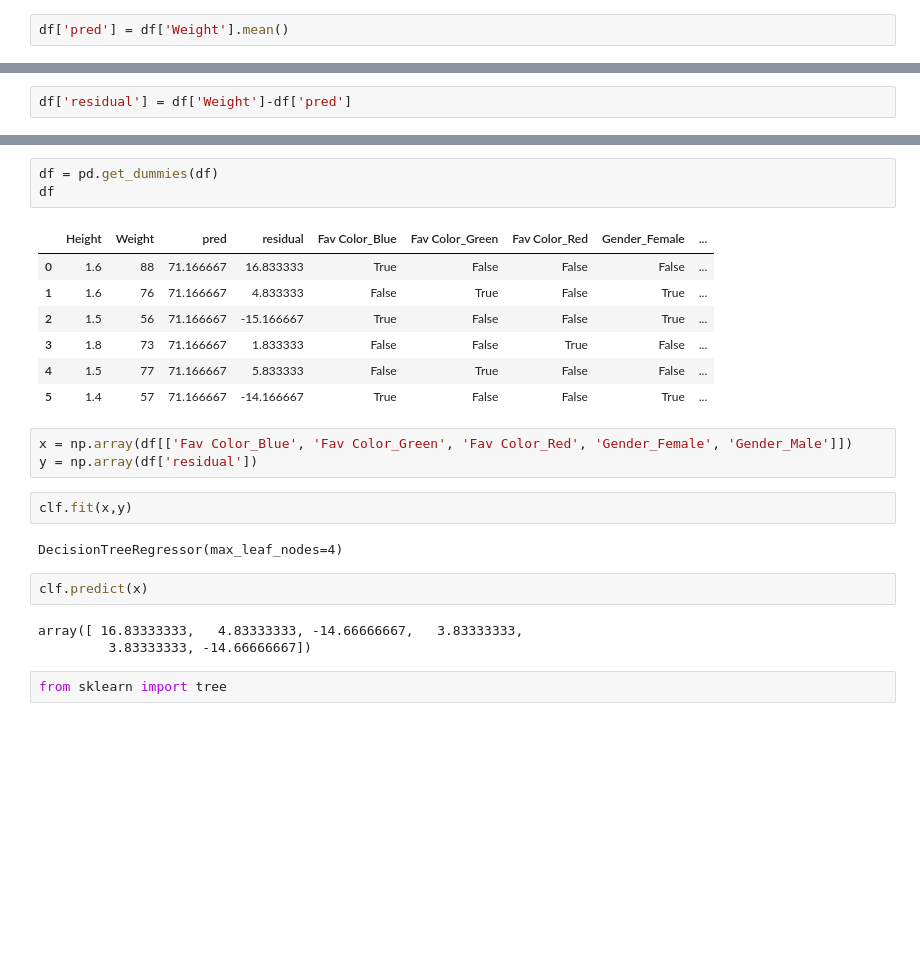
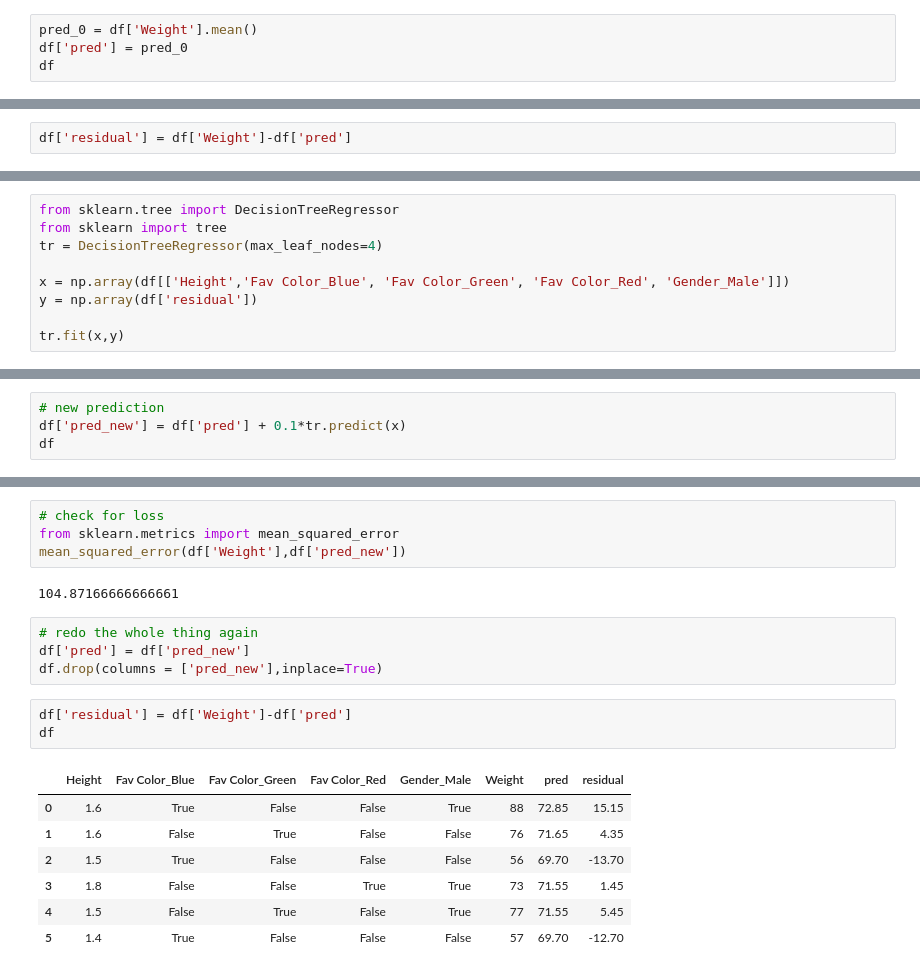
Before and after one commit to krajit/decisionTrees, a Jupyter notebook: gradientBoost.ipynb, the cells around one changed output, grey strips where cells are left out. Saved outputs shown, nothing was run; the diff lists cells and outputs as text; blank space fills up the shorter version.

```diff
--- a/gradientBoost.ipynb
+++ b/gradientBoost.ipynb
@@ -20,4 +35,6 @@ df
 # %% [markdown]
 ![image.png](attachment:e4e6582c-c7d9-4bd2-98d1-7d5da438360e.png)
 # %%
-df['pred'] = df['Weight'].mean()
+pred_0 = df['Weight'].mean()
+df['pred'] = pred_0
+df
@@ -39,0 +54,9 @@ clf = DecisionTreeRegressor(max_leaf_nodes=4)
+# %%
+from sklearn.tree import DecisionTreeRegressor
+from sklearn import tree
+tr = DecisionTreeRegressor(max_leaf_nodes=4)
+
+x = np.array(df[['Height','Fav Color_Blue', 'Fav Color_Green', 'Fav Color_Red', 'Gender_Male']])
+y = np.array(df['residual'])
+
+tr.fit(x,y)
@@ -39,0 +68,4 @@ clf = DecisionTreeRegressor(max_leaf_nodes=4)
+# %%
+# new prediction
+df['pred_new'] = df['pred'] + 0.1*tr.predict(x)
+df
@@ -40,25 +80,21 @@ clf = DecisionTreeRegressor(max_leaf_nodes=4)
+# %%
+# check for loss
+from sklearn.metrics import mean_squared_error
+mean_squared_error(df['Weight'],df['pred_new'])
+# %% [output]
+104.87166666666661
+# %%
+# redo the whole thing again
+df['pred'] = df['pred_new']
+df.drop(columns = ['pred_new'],inplace=True)
 # %%
-df = pd.get_dummies(df)
+df['residual'] = df['Weight']-df['pred']
 df
 # %% [output]
-|  | Height | Weight | pred | residual | Fav Color_Blue | Fav Color_Green | Fav Color_Red | Gender_Female | ... |
-| 0 | 1.6 | 88 | 71.166667 | 16.833333 | True | False | False | False | ... |
-| 1 | 1.6 | 76 | 71.166667 | 4.833333 | False | True | False | True | ... |
-| 2 | 1.5 | 56 | 71.166667 | -15.166667 | True | False | False | True | ... |
-| 3 | 1.8 | 73 | 71.166667 | 1.833333 | False | False | True | False | ... |
-| 4 | 1.5 | 77 | 71.166667 | 5.833333 | False | True | False | False | ... |
-| 5 | 1.4 | 57 | 71.166667 | -14.166667 | True | False | False | True | ... |
+|  | Height | Fav Color_Blue | Fav Color_Green | Fav Color_Red | Gender_Male | Weight | pred | residual |
+| 0 | 1.6 | True | False | False | True | 88 | 72.85 | 15.15 |
+| 1 | 1.6 | False | True | False | False | 76 | 71.65 | 4.35 |
+| 2 | 1.5 | True | False | False | False | 56 | 69.70 | -13.70 |
+| 3 | 1.8 | False | False | True | True | 73 | 71.55 | 1.45 |
+| 4 | 1.5 | False | True | False | True | 77 | 71.55 | 5.45 |
+| 5 | 1.4 | True | False | False | False | 57 | 69.70 | -12.70 |
-# %%
-x = np.array(df[['Fav Color_Blue', 'Fav Color_Green', 'Fav Color_Red', 'Gender_Female', 'Gender_Male']])
-y = np.array(df['residual'])
-# %%
-clf.fit(x,y)
-# %% [output]
-DecisionTreeRegressor(max_leaf_nodes=4)
-# %%
-clf.predict(x)
-# %% [output]
-array([ 16.83333333,   4.83333333, -14.66666667,   3.83333333,
-         3.83333333, -14.66666667])
-# %%
-from sklearn import tree
```
Also changed, not shown: parts of 21 cells of this notebook.
